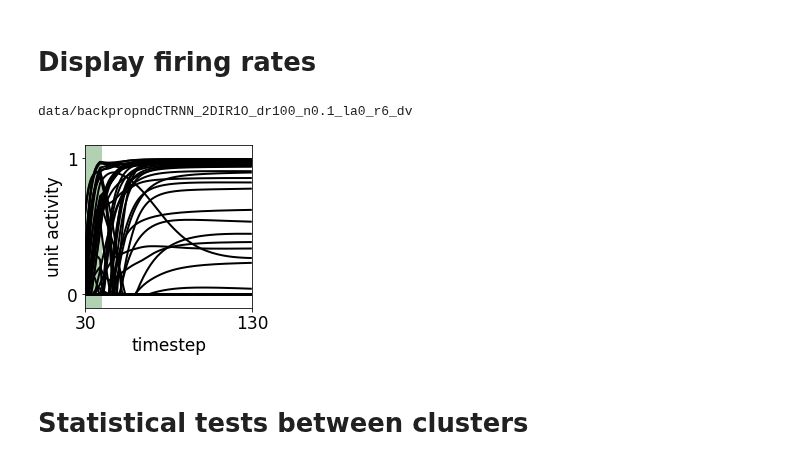
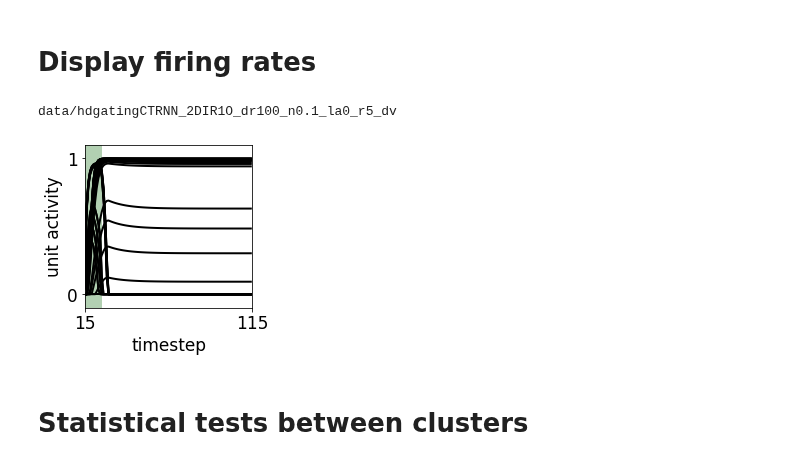
Before and after one commit to azaho/ccn_story3, a Jupyter notebook: netdist.ipynb, the cells around one changed output. Cells and saved outputs as stored; diff of their text form; code cells hidden in the pictures.

Commit message:
for backprop test

```diff
--- a/netdist.ipynb
+++ b/netdist.ipynb
@@ -27,34 +27,34 @@ all_networks = {
         "indices": np.arange(0, 64, 16)
     },
     "notricks": {
-        "color": np.random.rand(3,),  # random color
+        "color": "yellow",  # random color
         "names": [f"data/hdnotricksCTRNN_2DIR1O_dr100_n0.1_la0_r{i}_dv" for i in range(20)],
         "indices": np.arange(0, 64, 16)
     },
     "backprop_la0": {
         "color": np.random.rand(3,),  # random color
-        "names": [f"data/backpropnpCTRNN_2DIR1O_dr100_n0.1_la0_r{i}_dv" for i in range(20)],
+        "names": [f"data/backpropnpCTRNN_2DIR1O_dr100_n0.1_la0_dp0.5_rAA" for i in range(1)],
         "indices": np.arange(0, 64, 16)
     },
-    "backprop_lae-4": {
+    "backprop_la4": {
         "color": np.random.rand(3,),  # random color
-        "names": [f"data/backpropnpCTRNN_2DIR1O_dr100_n0.1_la0.0001_r{i}_dv" for i in range(20)],
+        "names": [f"data/backpropCTRNN_2DIR1O_dr100_n0.1_la0.0001_dp1.0_rAA" for i in range(1)],
         "indices": np.arange(0, 64, 16)
     },
-    "backprop_la5e-5": {
+    "backprop_lashort": {
         "color": np.random.rand(3,),  # random color
-        "names": [f"data/backpropnpCTRNN_2DIR1O_dr100_n0.1_la5e-05_r{i}_dv" for i in range(20)],
+        "names": [f"data/backpropCTRNN_2DIR1O_dr100_n0.1_la0.0001_dp1.0_rSHORT" for i in range(1)],
         "indices": np.arange(0, 64, 16)
     },
     "diego_phd_mst": {
         "color": "orange",
-        "names": ["neuraldata/new/diego_phd_mst_bothselective"],
+        "names": ["neuraldata/new/diego_phd_mst_both_selective_zscored"],
         "indices": np.array([0, 1, 2, 3]),
         "neural": True
     },
     "diego_new_mst": {
         "color": np.random.rand(3,),
-        "names": ["neuraldata/new/diego_new_mst_bothselective"],
+        "names": ["neuraldata/new/diego_new_mst_both_selective_zscored"],
         "indices": np.array([0, 1, 2, 3]),
         "neural": True
     }
@@ -67,7 +67,6 @@ all_networks = {
 #   if key not in keep: del all_networks[key]
 
 # neural data not available
-#del all_networks["diego_phd"]
 
 # load information about every network
 for network in all_networks.values():
@@ -149,6 +148,10 @@ for backprop_la5e-5, keeping 15% of networks
 # Load and normalize firing rates
 # %%
 def normalization_function(firing_rates, smoothing_term=0.05):
+    mean_fr = np.expand_dims(np.mean(temp, axis=0), axis=0)
+    std_fr = np.expand_dims(np.std(temp, axis=0), axis=0)
+    return (firing_rates - mean_fr)/(std_fr+smoothing_term)+1
+
     min_fr = np.expand_dims(np.min(temp, axis=0), axis=0)
     max_fr = np.expand_dims(np.max(temp, axis=0), axis=0)
     return (firing_rates-min_fr) / (max_fr-min_fr+smoothing_term)
@@ -160,8 +163,8 @@ for network_name, network in all_networks.items():
     names = network["names"]
     if "neural" in network:  # process neural data separately, as it's in a different format.
         for name in names:
-            temp = np.load(name+".npy").reshape(4, 2, -1)
-            temp = normalization_function(temp, smoothing_term=1)
+            temp = np.load(name+".npy").reshape(4, 2, -1)+10
+            #temp = normalization_function(temp, smoothing_term=1)
             temp = temp.reshape(-1, temp.shape[-1])
             arrays.append(temp)
     else:
@@ -178,12 +181,13 @@ for network_name, network in all_networks.items():
             t_d_to = delay0+input_time+delay1
 
             model_parameterupdate = network['metadatas'][j]['hyperparameters']['train_for_steps']
+            if "SHORT" in name: model_parameterupdate = 2000
             array = np.load(name+f"/model_parameterupdate{model_parameterupdate}_fr.npy")
             temp = np.zeros((n_trials, 2, net_size))
             temp[:, 0, :] = np.mean(array.reshape(n_trials, total_time, net_size)[::, t_cue_from:t_cue_to, :], axis=1)
             temp[:, 1, :] = np.mean(array.reshape(n_trials, total_time, net_size)[::, t_d_from:t_d_to, :], axis=1)
+            temp = normalization_function(temp, smoothing_term=0.01)
             temp = temp[network["indices"]]  # only select certain trials
-            temp = normalization_function(temp, smoothing_term=0.05)
             temp = temp.reshape(-1, net_size)
             arrays.append(temp)
 
@@ -287,5 +314,3 @@ plt.savefig("distancematrix.pdf", bbox_inches = 'tight')
-# %%
-all_networks['backpropnd0likeccn']['color'] = 'purple'
 # %%
 import openTSNE
 tsne = openTSNE.TSNE(
@@ -295,7 +320,8 @@ tsne = openTSNE.TSNE(
     initialization='spectral',
 )
 
-include = "gating,inversion,reshuffle,notricks,diego_phd_mst,diego_new_mst".split(',')
+include = "gating,inversion,reshuffle,notricks,backprop_la0,diego_phd_mst,diego_new_mst".split(',')
+include = all_networks.keys()
 ids = np.concatenate([all_networks[name]['ids'] for name in include])
 embedding = tsne.fit(dist[ids, :][:, ids])
 fig = plt.figure(figsize=(8, 8))
@@ -352,32 +378,32 @@ Perplexity value 500 is too high. Using perplexity 38.33 instead
 # %%
 import matplotlib.patches as mpatches
 
 network = all_networks["inversion"]
-network = all_networks["backpropnd0"]
+network = all_networks["gating"]
 j = 5
 n_trials = 64
 net_size = 100
 
 name = network['names'][j]
 print(name)
 t_from, t_to = delay0, delay0+input_time+delay1
 array = np.load(name+f"/model_parameterupdate{network['metadatas'][j]['hyperparameters']['train_for_steps']}_fr.npy")
-array = array.reshape(n_trials, 280, net_size)
+array = array.reshape(n_trials, 265, net_size)
 fig = plt.figure(figsize=(3, 3))
 plt.rc('font', **{'family': 'DejaVu Sans', 'weight': 'normal', 'size': 17})
 for i in range(0, net_size, 6):
     plt.plot(array[0::16, 0:t_to, i].T, linewidth=2, color="k", alpha=1)
 plt.gca().axvspan(t_from, t_from+input_time, facecolor="darkgreen", alpha=0.3)
 plt.xlim(t_from, t_to)
 plt.xticks((t_from, t_to))
 plt.ylim(-0.1, 1.1)
 plt.yticks([0,1])
 plt.xlabel("timestep")
 plt.ylabel("unit activity")
 plt.savefig(f"firingrates{j}.pdf", bbox_inches = 'tight')
 # %% [output]
-data/backpropndCTRNN_2DIR1O_dr100_n0.1_la0_r6_dv
+data/hdgatingCTRNN_2DIR1O_dr100_n0.1_la0_r5_dv
-[figure, old version]
+[figure, new version]
 # %% [markdown]
 # Statistical tests between clusters
 # %%
```
Also changed, not shown: parts of 8 cells of this notebook, 4 other files.
